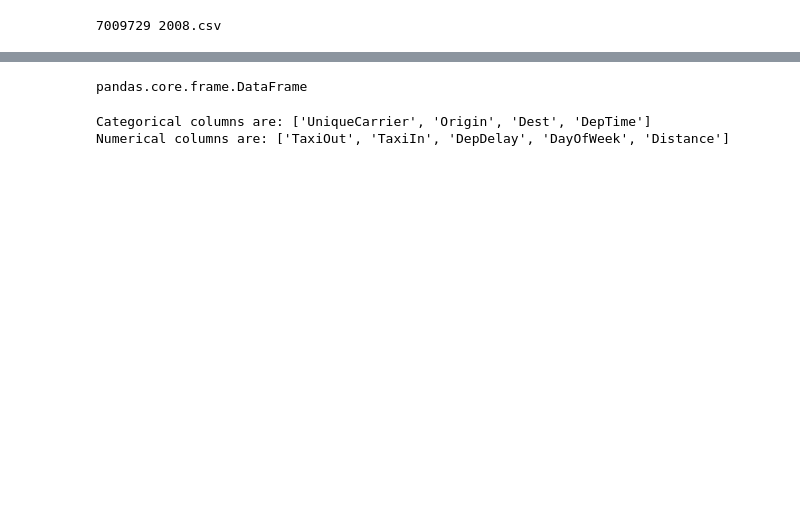
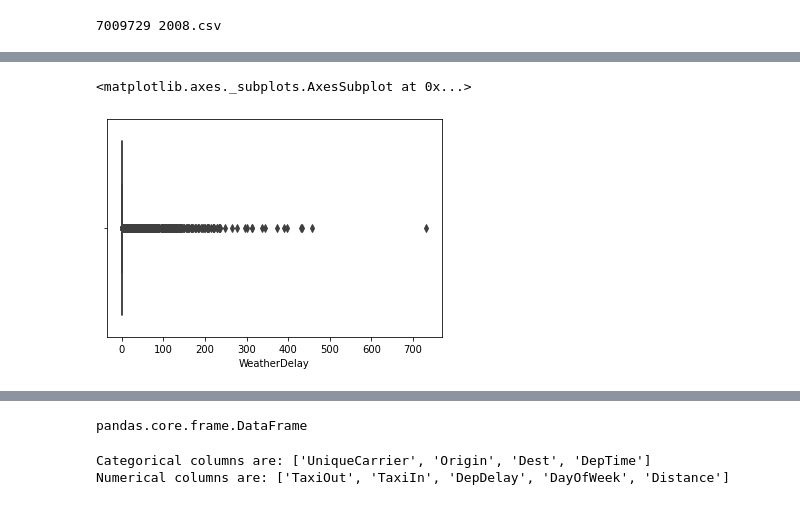
Before and after one commit to aekanun2020/Data-Analytics-using-Python, a Jupyter notebook: Python_Pandas_ScikitLearn_RegressionwithEvaluation.ipynb, the cells around one changed output, grey strips where cells are left out. Drawn from its saved outputs; the diff is of its cells as text; code cells hidden in the pictures; blank space fills up the shorter version.

```diff
--- a/Python_Pandas_ScikitLearn_RegressionwithEvaluation.ipynb
+++ b/Python_Pandas_ScikitLearn_RegressionwithEvaluation.ipynb
@@ -90,0 +160,5 @@ plt.show()
+# %%
+sns.boxplot(x=raw_pd[analysisCol_list[1]])
+# %% [output]
+<matplotlib.axes._subplots.AxesSubplot at 0x...>
+[figure, added]
```
Also changed, not shown: parts of 36 cells of this notebook.
